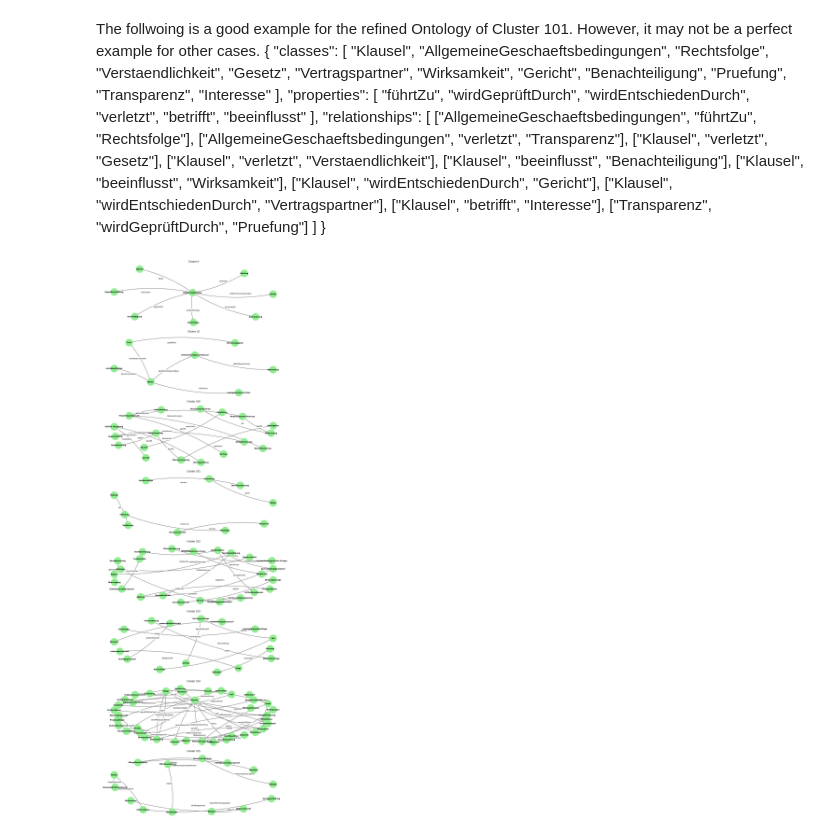
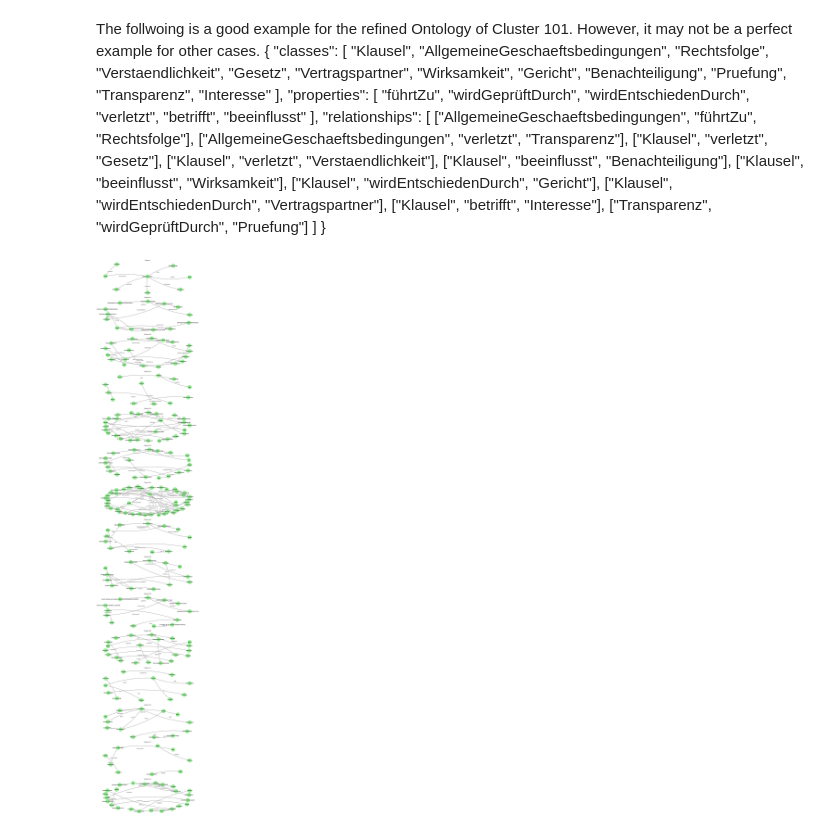
Before and after one commit to fabianstrue/CapstoneDATEV25, a Jupyter notebook: generate_ontology_chiara.ipynb, the cells around one changed output. Drawn from its saved outputs; the diff is of its cells as text; code cells hidden in the pictures.

```diff
--- a/generate_ontology_chiara.ipynb
+++ b/generate_ontology_chiara.ipynb
@@ -23,7 +23,7 @@ filtered_clusters = {
     k: v for k, v in sorted(clustered_cqs.items())
     if k != "Cluster -1"
 }
-selected_clusters = dict(list(filtered_clusters.items())[:10])
+selected_clusters = dict(list(filtered_clusters.items())[:22])
 
 # === System Prompt ===
 ontology_system_prompt = """
@@ -97,7 +97,22 @@ Requirements:
 - Can contain nouns in CamelCase starting with a verb (e.g., hatAnspruchAuf).
 - Do not include spaces, commas, asterisks, or special characters.
 
-## Finally
+## Additional Requirements for Semantic Quality
+- The direction of each triple (Subjekt → Objekt) must be juristically sound, reflecting causal, normative, or evaluative dependencies.
+  - ["Klausel", "verletzt", "Gesetz"] (not ["Gesetz", "verletzt", "Klausel"])
+  - ["Urteil", "beruhtAuf", "Tatbestand"] (not ["Tatbestand", "beruhtAuf", "Urteil"])
+  - ["AllgemeineGeschäftsbedingungen", "führtZu", "Rechtsfolge"]
+
+- Avoid overly generic properties such as “ist” or “beinhaltet” unless they convey a necessary norm structure.
+- Recognize and include juristic roles (e.g., Kläger, Beklagter, Vertragspartner) and normative elements (z. B. Pflicht, Anspruch, Tatbestand, Rechtsfolge).
+- If a property expresses a requirement or precondition, use verbs like setztVoraus, beruhtAuf, führtZu rather than “istVoraussetzung”.
+- If a property indicates an authority or procedure, use verbs such as wirdGeprüftDurch, wirdEntschiedenDurch, unterliegt.
+
+- Example of correct versus incorrect direction:
+  - Correct: ["Klausel", "beeinflusst", "Benachteiligung"] (The clause influences a disadvantage.)
+  - Incorrect: ["Benachteiligung", "beeinflusst", "Klausel"] (The disadvantage itself does not “influence” the clause in a meaningful legal sense.)
+
+  ## Finally
 - Ensure that you include empty lists for classes, properties, or relationships if none are found.
 - All ontology components must be in German language!
 - Terms like 'range' or 'domain' are never allowed!
@@ -303,7 +323,7 @@ with open(ontology_path, "r", encoding="utf-8") as f:
     ontology_data = json.load(f)
 
 # === Konfiguration ===
-num_graphs = 8
+num_graphs = 15
 cols = 1
 rows = num_graphs
 
@@ -345,34 +365,34 @@ for i, (cluster_id, cluster_data) in enumerate(list(ontology_data.items())[:num_
         edge_color="gray",
         arrows=True,
         arrowsize=20,
         connectionstyle="arc3,rad=0.1",  # leichter Bogen für bessere Sichtbarkeit
         width=2
     )
 
     # Kantenbeschriftungen (Beziehungsnamen)
     edge_labels = nx.get_edge_attributes(G, "label")
     nx.draw_networkx_edge_labels(
         G,
         pos,
         edge_labels=edge_labels,
         font_size=9,
         ax=ax,
         label_pos=0.6,
         rotate=False
     )
 
     ax.axis("off")
 
 # === Nicht verwendete Achsen löschen ===
 for j in range(i + 1, len(axes)):
     fig.delaxes(axes[j])
 
 # === PDF speichern und anzeigen ===
 plt.tight_layout()
 plt.savefig("ontologien_visualisiert.pdf", bbox_inches="tight")
 plt.show()
 # %% [output]
-[figure, old version]
+[figure, new version]
 # %%
 import json
 import matplotlib.pyplot as plt
```
Also changed, not shown: parts of 4 cells of this notebook, 9 other files.
